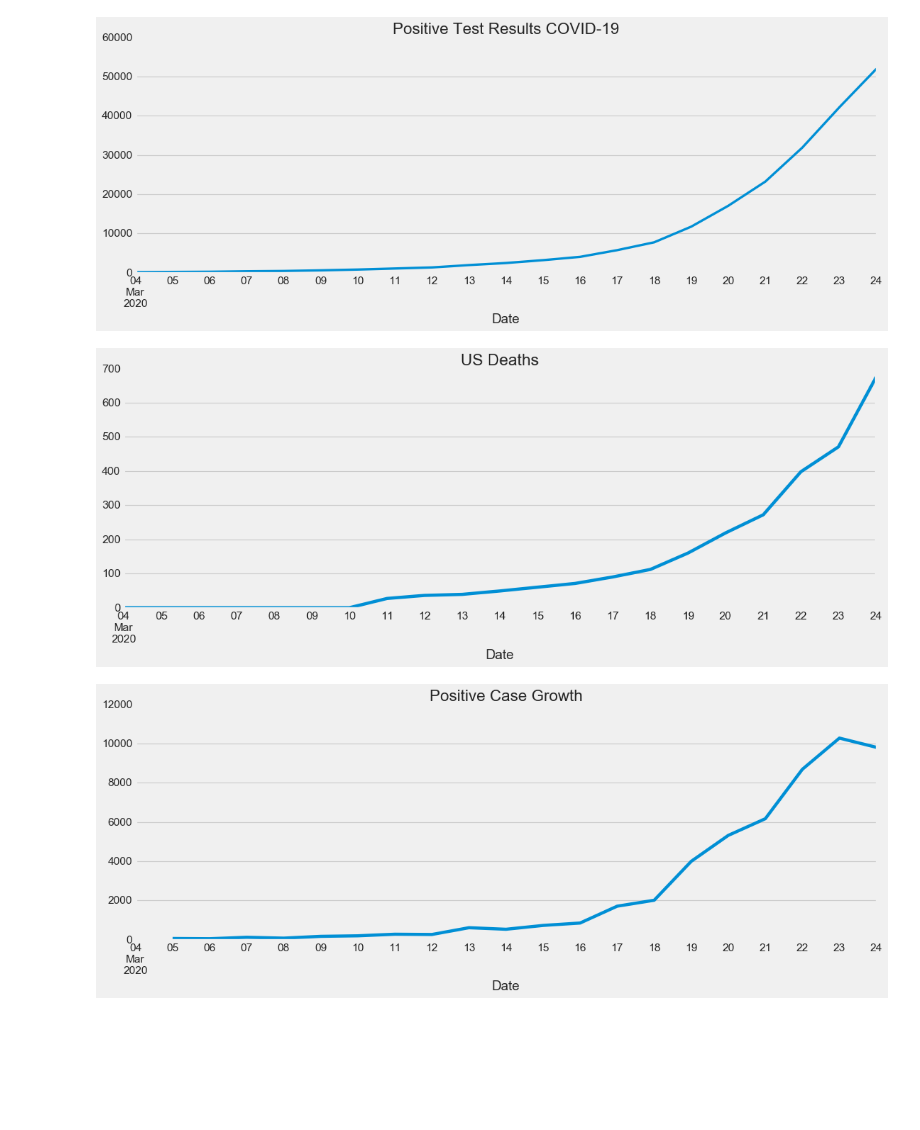
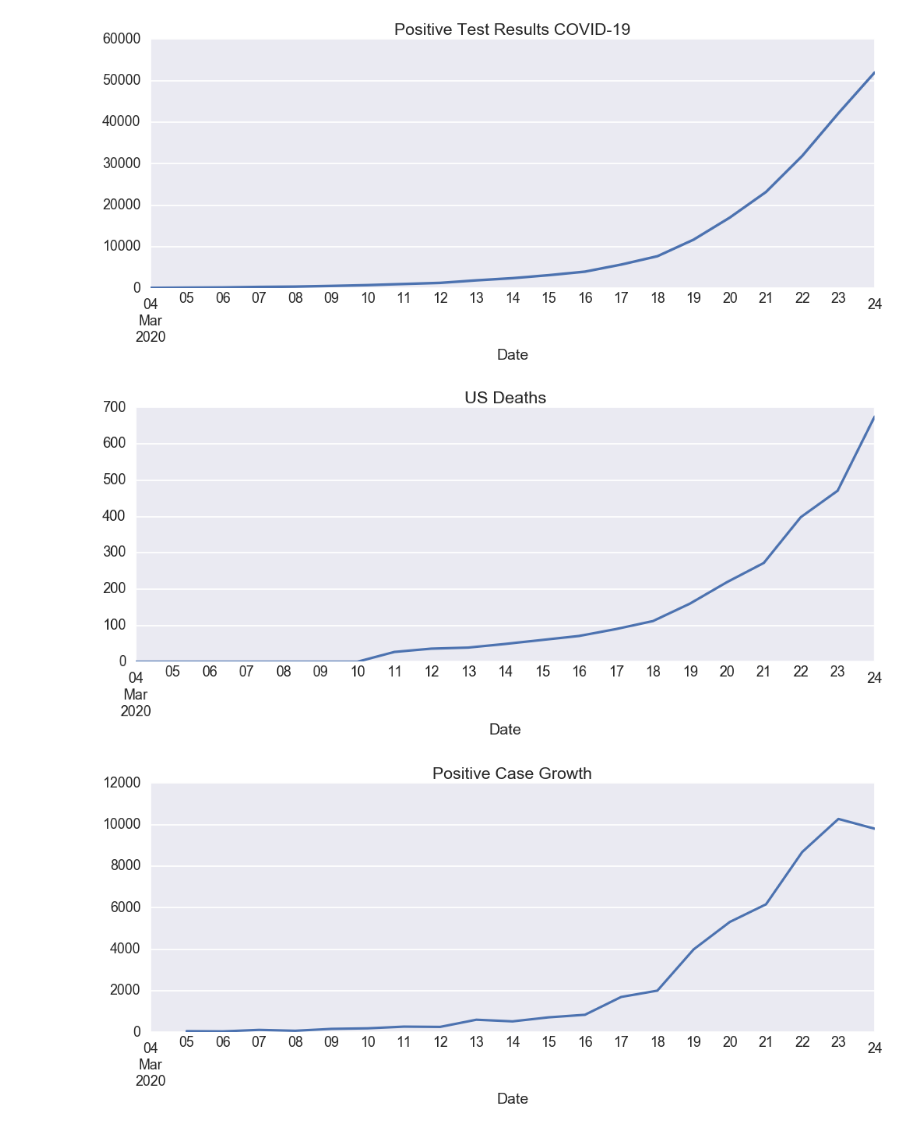
Before and after one commit to joelsewhere/covid-19, a Jupyter notebook: Coronavirus_data_tracker.ipynb, the cells around one changed output. Drawn from its saved outputs; the diff is of its cells as text; code cells hidden in the pictures; blank space fills up the shorter version.

```diff
--- a/Coronavirus_data_tracker.ipynb
+++ b/Coronavirus_data_tracker.ipynb
@@ -140,7 +140,7 @@ plt.style.available
  'seaborn-deep']
 # %%
 ## Visualizations
-plt.style.use('fivethirtyeight')
+plt.style.use('seaborn-darkgrid')
 with open('coronavirus.json') as f:
     plotting = json.load(f)
 
@@ -221,33 +221,33 @@ today['positive_rate'] = today.Positive/today.Total
 
 rates = today.sort_values(by='positive_rate', ascending = False)
 rates = rates[['State', 'positive_rate', 'Deaths', 'Positive']]
 
 rates = rates.set_index('State')
 
 
 
 colors = [Color(pick_for=x).get_hex_l() for x in rates.index]
 
 fig = go.Figure([go.Bar(x=rates.index, y=rates.positive_rate, marker_color=colors)])
 fig.update_layout(
     title_text = 'Positive Test Rate',
     geo_scope='usa', # limite map scope to USA
 )
 fig.show()
 fig.write_image('images/positive_test_rate.png')
 
 rates['death_rate'] = rates.Deaths/rates.Positive
 
 rates = rates.sort_values(by='death_rate', ascending=False)
 
 fig = go.Figure([go.Bar(x=rates.index, y=rates.death_rate, marker_color=colors)])
 fig.update_layout(
     title_text = 'Mortality Rate',
     geo_scope='usa', # limite map scope to USA
 )
 fig.show()
 fig.write_image('images/mortality_rate.png')
 # %% [output]
-[figure, old version]
+[figure, new version]
-[figure, old version]
+[figure, new version]
-[figure, old version]
+[figure, new version]
```
Also changed, not shown: parts of 1 cell of this notebook, 7 other files.
